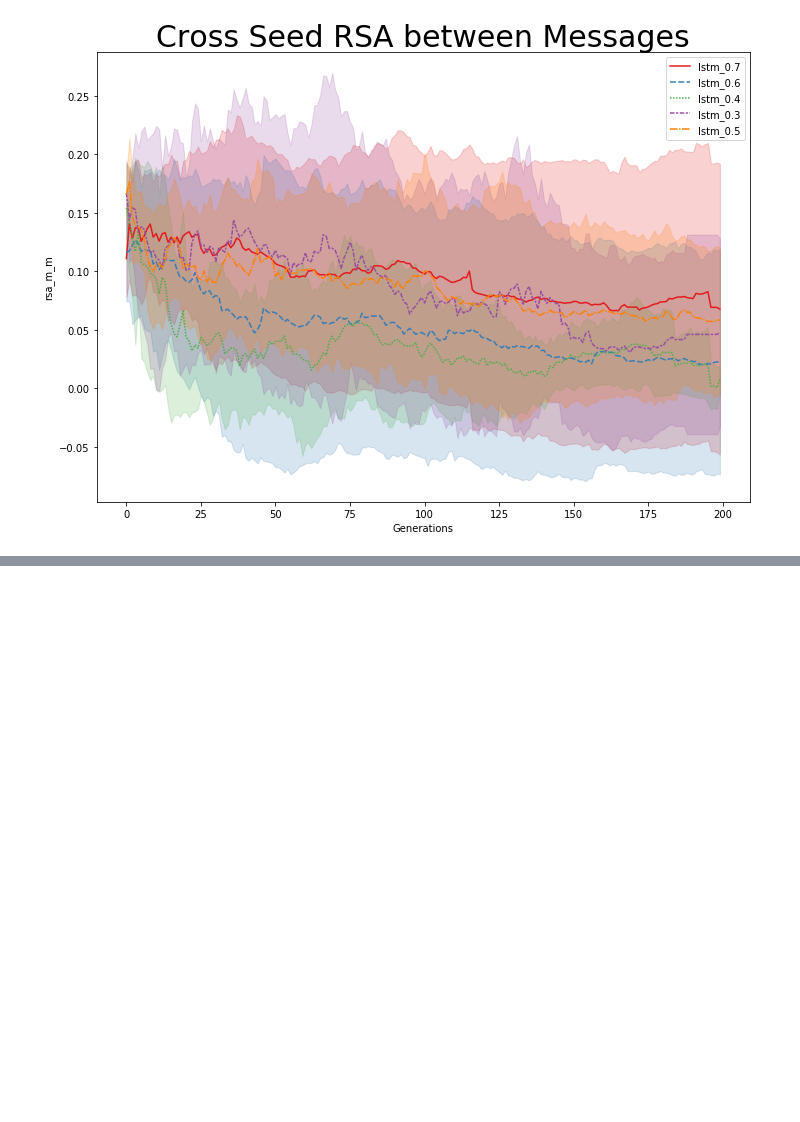
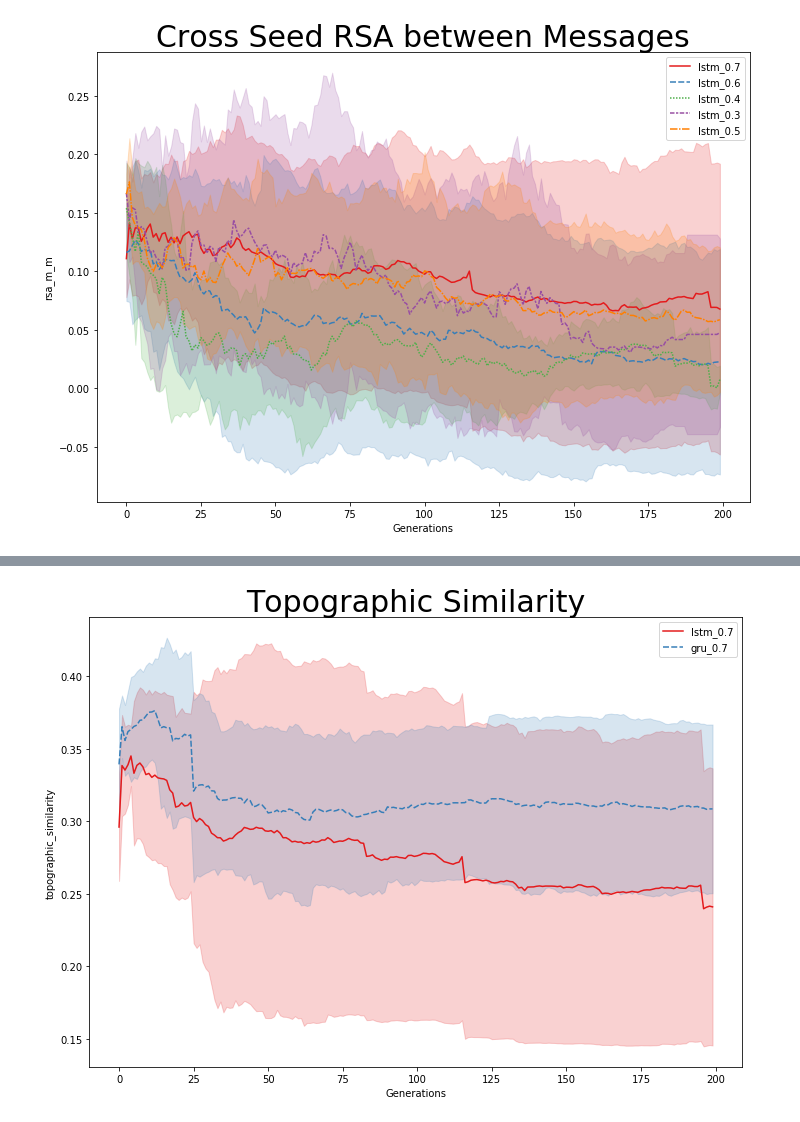
Before and after one commit to gautierdag/cultural-magnification, a Jupyter notebook: main.ipynb, the cells around one changed output, grey strips where cells are left out. Saved outputs shown, nothing was run; the diff lists cells and outputs as text; code cells hidden in the pictures; blank space fills up the shorter version.

```diff
--- a/main.ipynb
+++ b/main.ipynb
@@ -205,0 +236,4 @@ plot_metric(cross_seed_metrics, metric='rsa_m_m', title='Cross Seed RSA between
+# %%
+plot_metric(arch_dict, metric='topographic_similarity') #hamming / hamming
+# %% [output]
+[figure, added]
```
Also changed, not shown: parts of 15 cells of this notebook.
